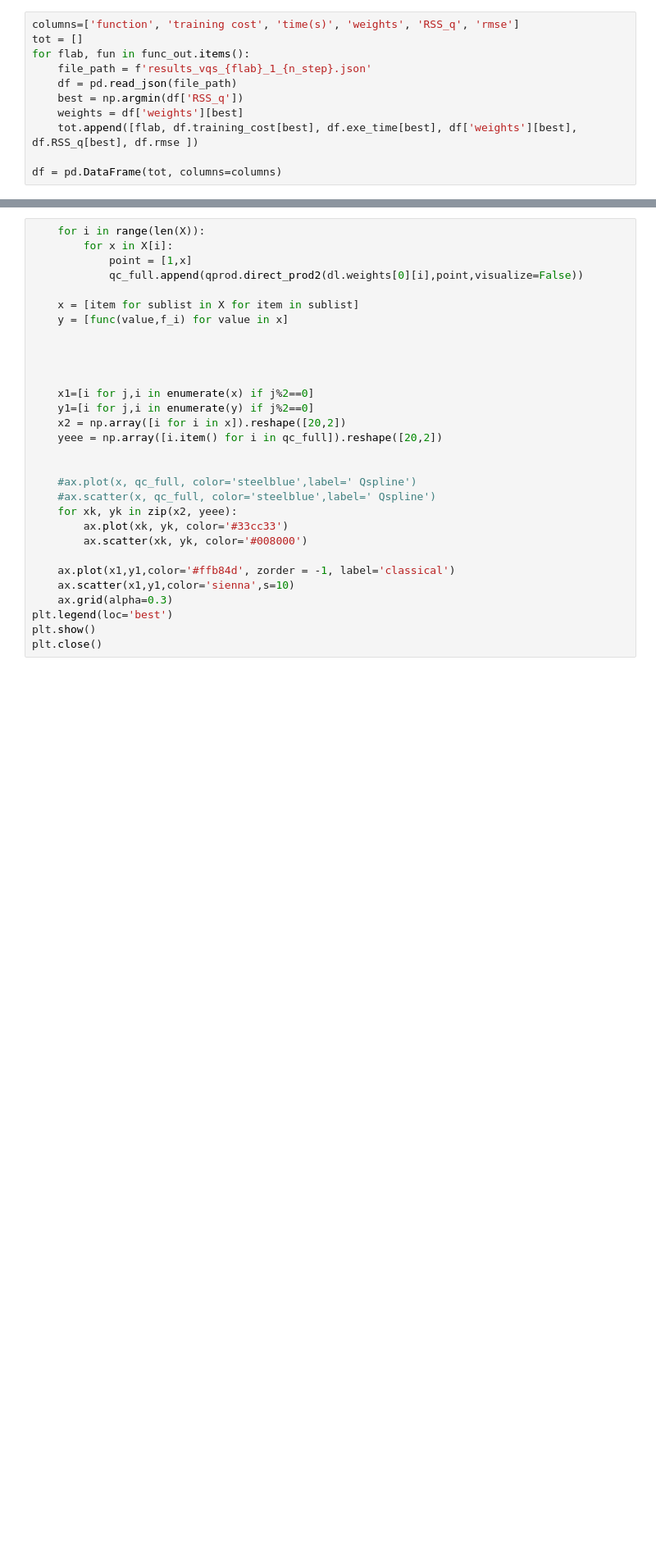
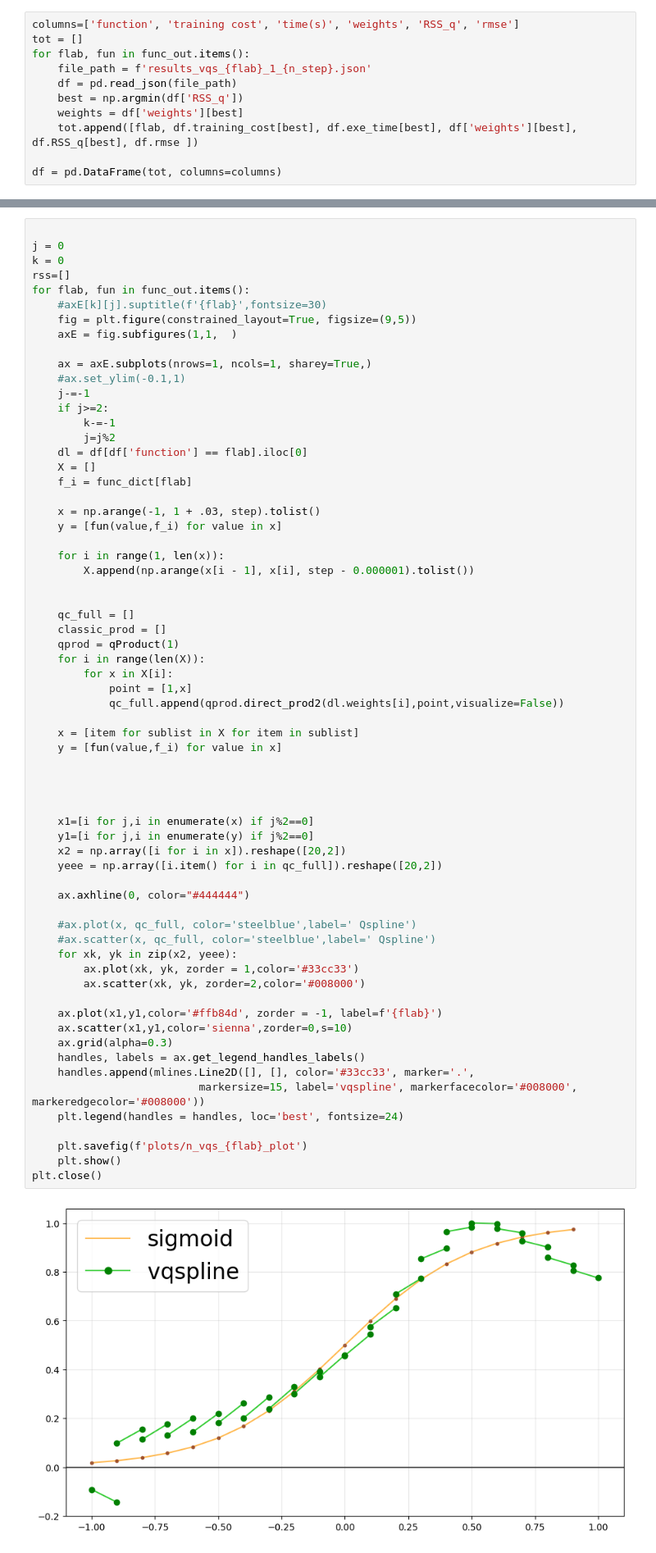
Before and after one commit to inajetovic/Variational-Quantum-Splines, a Jupyter notebook: vi_res_vqs.ipynb, the cells around one changed output, grey strips where cells are left out. Shown at 82% size. Saved outputs shown, nothing was run; the diff lists cells and outputs as text; blank space fills up the shorter version.

```diff
--- a/vi_res_vqs.ipynb
+++ b/vi_res_vqs.ipynb
@@ -172,30 +184,67 @@ plt.close()
 # %%
+
+j = 0
+k = 0
+rss=[]
+for flab, fun in func_out.items():
+    #axE[k][j].suptitle(f'{flab}',fontsize=30)
+    fig = plt.figure(constrained_layout=True, figsize=(9,5))
+    axE = fig.subfigures(1,1,  )
+
+    ax = axE.subplots(nrows=1, ncols=1, sharey=True,)
+    #ax.set_ylim(-0.1,1)
+    j-=-1
+    if j>=2:
+        k-=-1
+        j=j%2
+    dl = df[df['function'] == flab].iloc[0]
+    X = []
+    f_i = func_dict[flab]
+
+    x = np.arange(-1, 1 + .03, step).tolist()
+    y = [fun(value,f_i) for value in x]
+
+    for i in range(1, len(x)):
+        X.append(np.arange(x[i - 1], x[i], step - 0.000001).tolist())
+
+
+    qc_full = []
+    classic_prod = []
+    qprod = qProduct(1)
     for i in range(len(X)):
         for x in X[i]:
             point = [1,x]
-            qc_full.append(qprod.direct_prod2(dl.weights[0][i],point,visualize=False))
+            qc_full.append(qprod.direct_prod2(dl.weights[i],point,visualize=False))
 
     x = [item for sublist in X for item in sublist]
-    y = [func(value,f_i) for value in x]
+    y = [fun(value,f_i) for value in x]
 
 
 
 
     x1=[i for j,i in enumerate(x) if j%2==0]
     y1=[i for j,i in enumerate(y) if j%2==0]
     x2 = np.array([i for i in x]).reshape([20,2])
     yeee = np.array([i.item() for i in qc_full]).reshape([20,2])
 
+    ax.axhline(0, color="#444444")
 
     #ax.plot(x, qc_full, color='steelblue',label=' Qspline')
     #ax.scatter(x, qc_full, color='steelblue',label=' Qspline')
     for xk, yk in zip(x2, yeee):
-        ax.plot(xk, yk, color='#33cc33')
-        ax.scatter(xk, yk, color='#008000')
+        ax.plot(xk, yk, zorder = 1,color='#33cc33')
+        ax.scatter(xk, yk, zorder=2,color='#008000')
 
-    ax.plot(x1,y1,color='#ffb84d', zorder = -1, label='classical')
-    ax.scatter(x1,y1,color='sienna',s=10)
+    ax.plot(x1,y1,color='#ffb84d', zorder = -1, label=f'{flab}')
+    ax.scatter(x1,y1,color='sienna',zorder=0,s=10)
     ax.grid(alpha=0.3)
-plt.legend(loc='best')
-plt.show()
+    handles, labels = ax.get_legend_handles_labels()
+    handles.append(mlines.Line2D([], [], color='#33cc33', marker='.',
+                          markersize=15, label='vqspline', markerfacecolor='#008000', markeredgecolor='#008000'))
+    plt.legend(handles = handles, loc='best', fontsize=24)
+
+    plt.savefig(f'plots/n_vqs_{flab}_plot')
+    plt.show()
 plt.close()
+# %% [output]
+[figure, added]
```
Also changed, not shown: parts of 7 cells of this notebook, 20 other files.
